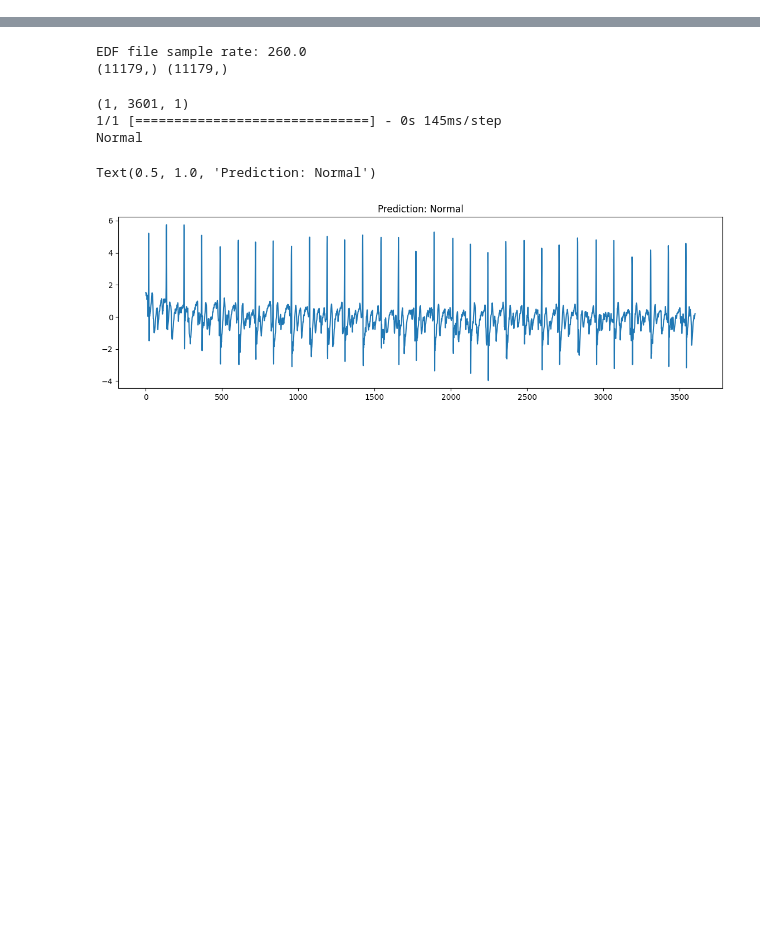
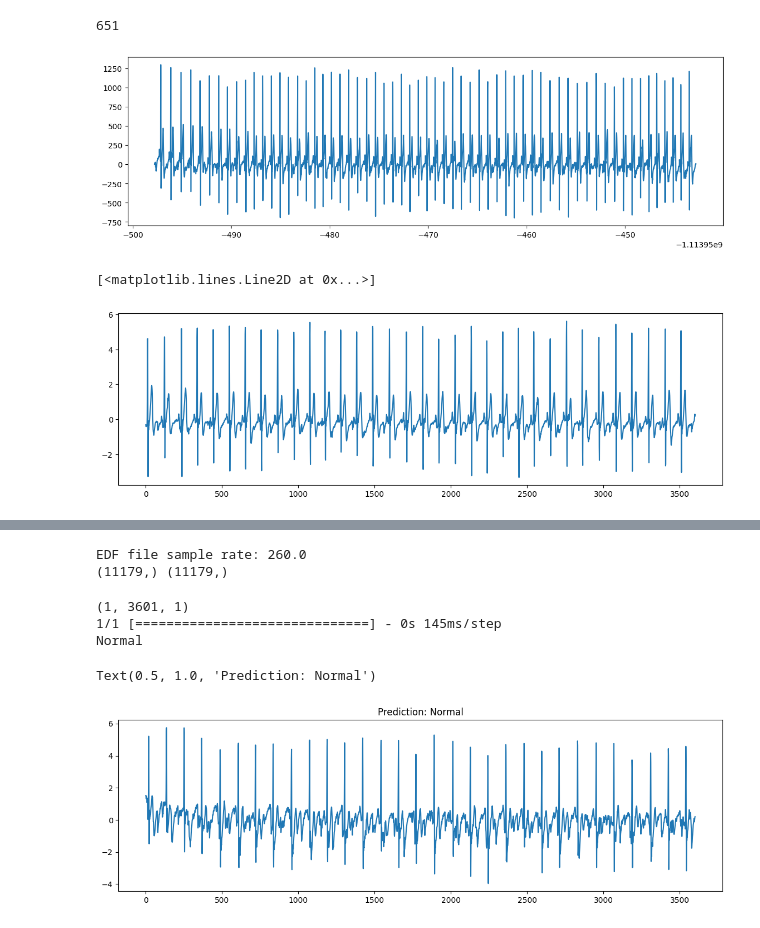
Before and after one commit to kieranabrennan/to-beat-or-not-to-beat, a Jupyter notebook: Polar.ipynb, the cells around one changed output, grey strips where cells are left out. Drawn from its saved outputs; the diff is of its cells as text; code cells hidden in the pictures; blank space fills up the shorter version.

```diff
--- a/Polar.ipynb
+++ b/Polar.ipynb
@@ -0,0 +52,33 @@
+# %%
+import matplotlib.pyplot as plt
+import numpy as np
+from preprocessing import lowpass_fir_record, resample_record, normalise_record, crop_random_and_pad_sample
+
+times = ecg_data['times']
+ecg = ecg_data['values']
+fs = 1/np.mean(np.diff(times))
+start_id = int(5*fs) # remove the first 5 seconds
+print(start_id)
+times = times[start_id:]
+ecg = ecg[start_id:]
+
+plt.figure(figsize=(14,4))
+plt.plot(times, ecg)
+plt.show()
+
+resample_fs = 120
+order = 512
+cutoff = 60
+crop_length = 30
+ecg_lp = lowpass_fir_record(ecg, fs, order, cutoff)
+ecg_rs = resample_record(ecg_lp, fs, resample_fs)
+ecg_n = normalise_record(ecg_rs, np.mean(ecg), np.std(ecg))
+sample = crop_random_and_pad_sample(ecg_n, resample_fs, crop_length)
+
+plt.figure(figsize=(14,4))
+plt.plot(sample)
+# %% [output]
+651
+[figure, added]
+[<matplotlib.lines.Line2D at 0x...>]
+[figure, added]
```
Also changed, not shown: parts of 4 cells of this notebook, 18 other files.
